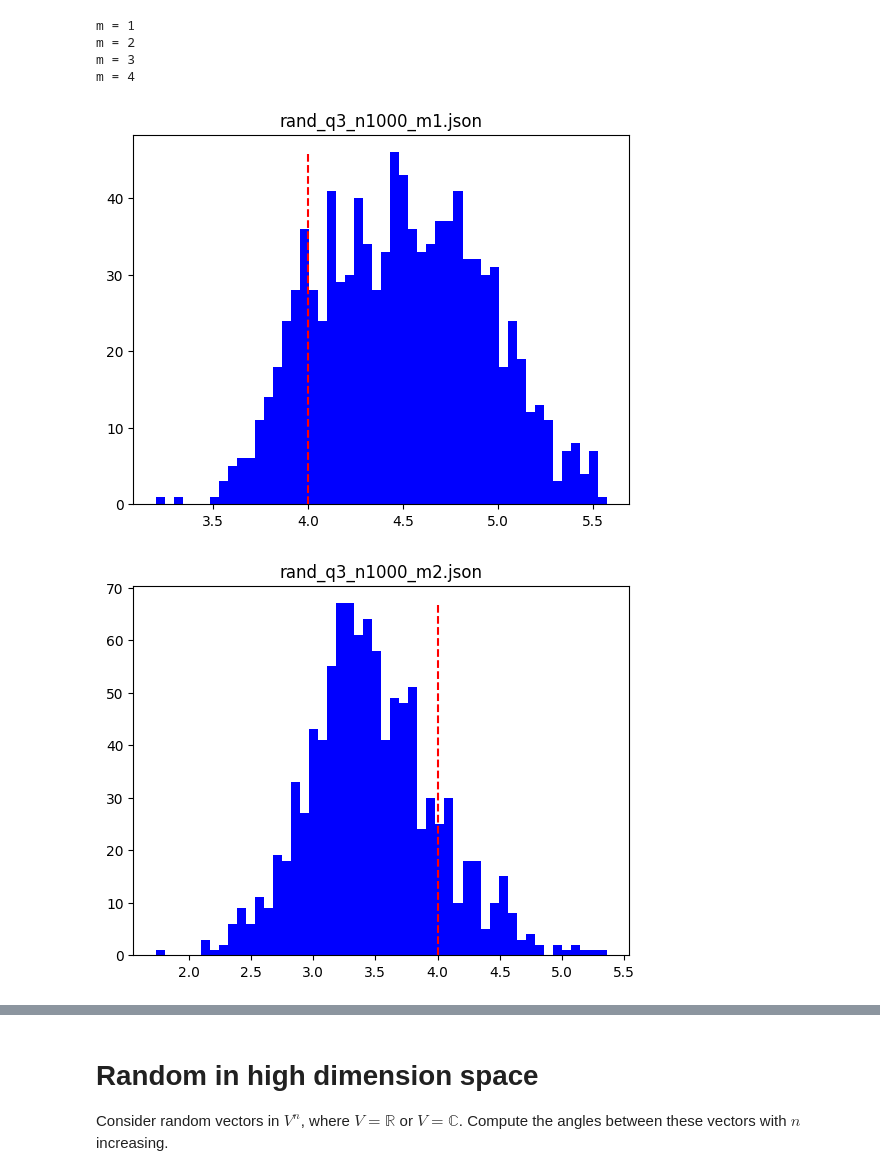
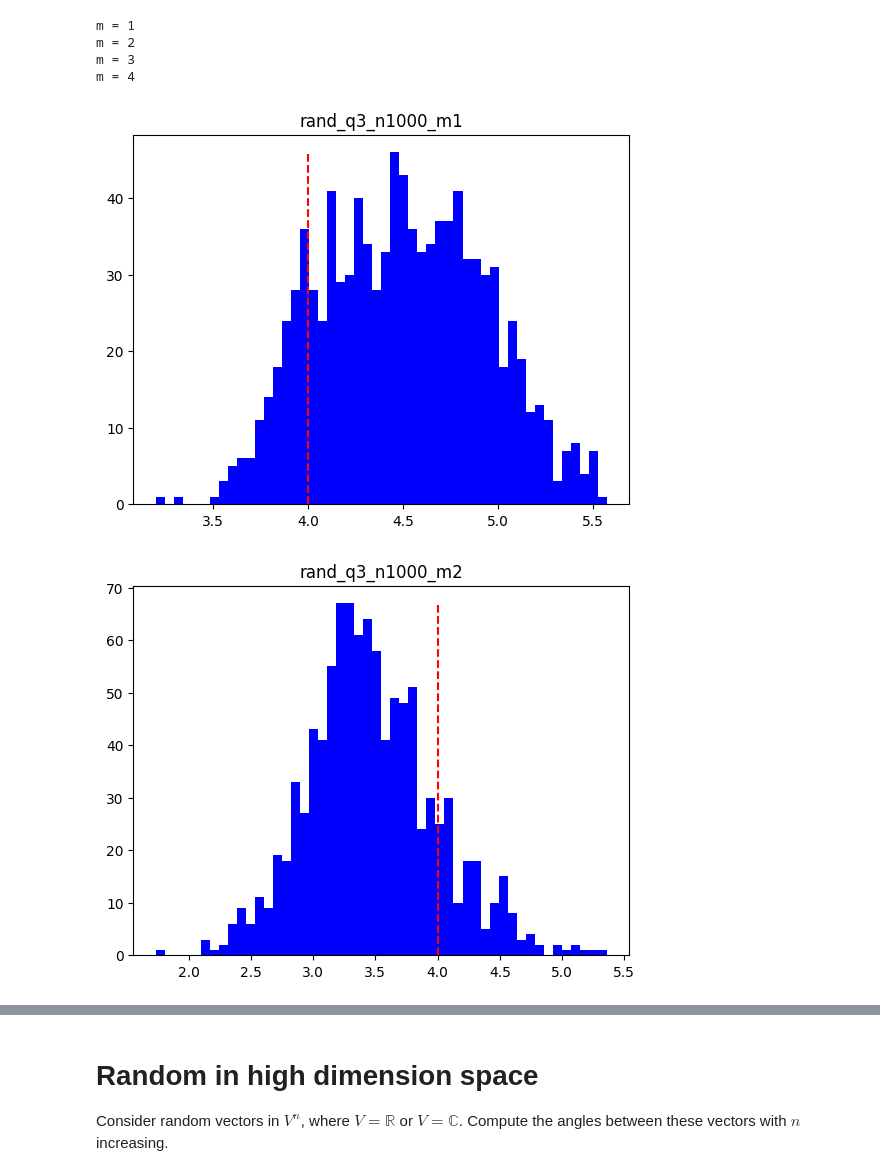
Before and after one commit to zhuyk6/Bell-ineq-VQE, a Jupyter notebook: run_examples.ipynb, the cells around one changed output, grey strips where cells are left out. Drawn from its saved outputs; the diff is of its cells as text; code cells hidden in the pictures.

```diff
--- a/run_examples.ipynb
+++ b/run_examples.ipynb
@@ -354,18 +354,18 @@ m = 4
 # %%
 import matplotlib.pyplot as plt
 
 def draw_pic(filename: str):
     with open(filename, "r") as f:
         datas = json.load(f)
     arr_s = datas["arr_s"]
 
-    plt.title(filename)
+    plt.title(filename[: -5])
     (cnt, _, _) = plt.hist(arr_s, bins=50, color="blue")
     plt.vlines([4.0], 0, max(cnt), colors="red", linestyles="dashed")
     plt.show()
 
 for m in range(1, 5):
     draw_pic(f"rand_q3_n1000_m{m}.json")
 # %% [output]
-[figure, old version]
+[figure, new version]
-[figure, old version]
+[figure, new version]
```
Also changed, not shown: parts of 7 cells of this notebook, 15 other files.
